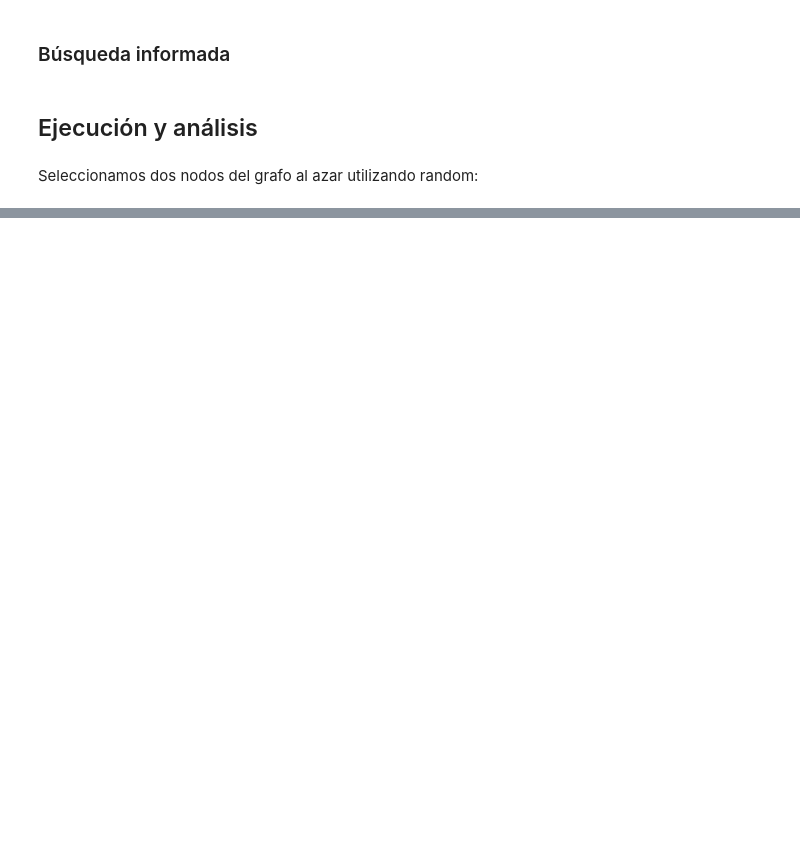
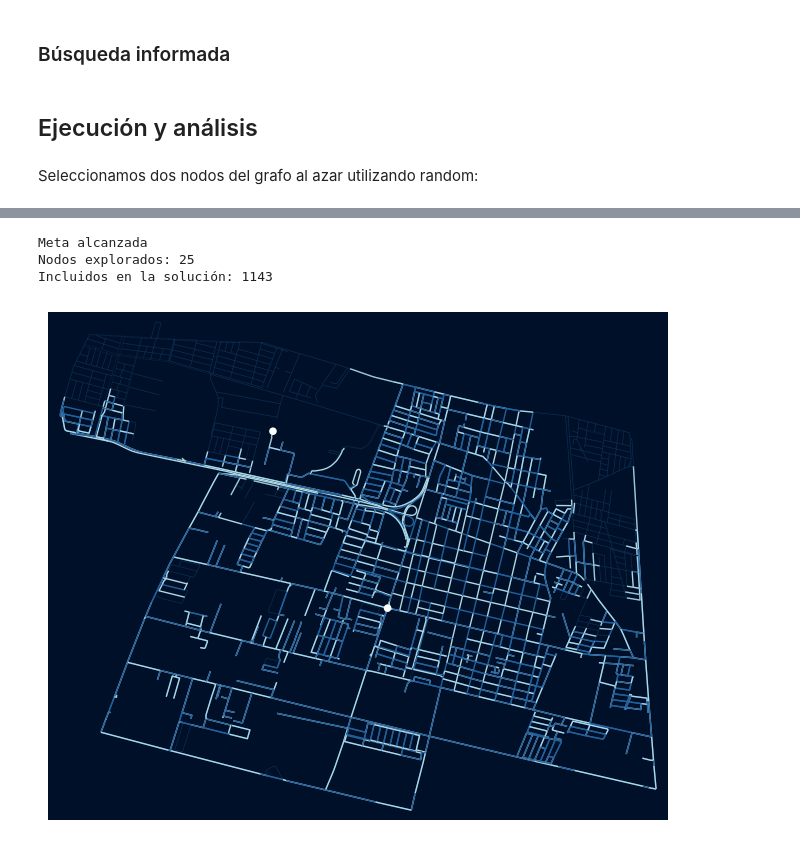
Before and after one commit to schweigenderFlugel/ia-con-python, a Jupyter notebook: searching/actividad_1_busqueda.ipynb, the cells around one changed output, grey strips where cells are left out. Saved outputs shown, nothing was run; the diff lists cells and outputs as text; code cells hidden in the pictures; blank space fills up the shorter version.

```diff
--- a/searching/actividad_1_busqueda.ipynb
+++ b/searching/actividad_1_busqueda.ipynb
@@ -160,7 +156,7 @@ def bfs(G, inicio, meta):
                 nodo_actual = G.nodes[nodo_actual]["padre"]
             solucion.pop()
             solucion.reverse()
-            break
+            return solucion, explorados
 
         # [(5283138480, 5283138479), (5283138480, 5283138474), (5283138480, 5283138475)] [(nodo_actual, vecino), (nodo_actual, vecino_2), ...]
         # Exploramos las calles vecinas
@@ -342,0 +329,12 @@ pintar_camino(inicio, meta)
+# %%
+explorados, solucion = bfs(G, inicio, meta)
+
+print(f'Nodos explorados: {len(explorados)}')
+print(f'Incluidos en la solución: {len(solucion)}')
+
+plot_graph()
+# %% [output]
+Meta alcanzada
+Nodos explorados: 25
+Incluidos en la solución: 1143
+[figure, added]
```
Also changed, not shown: parts of 26 cells of this notebook, 3 other files.
